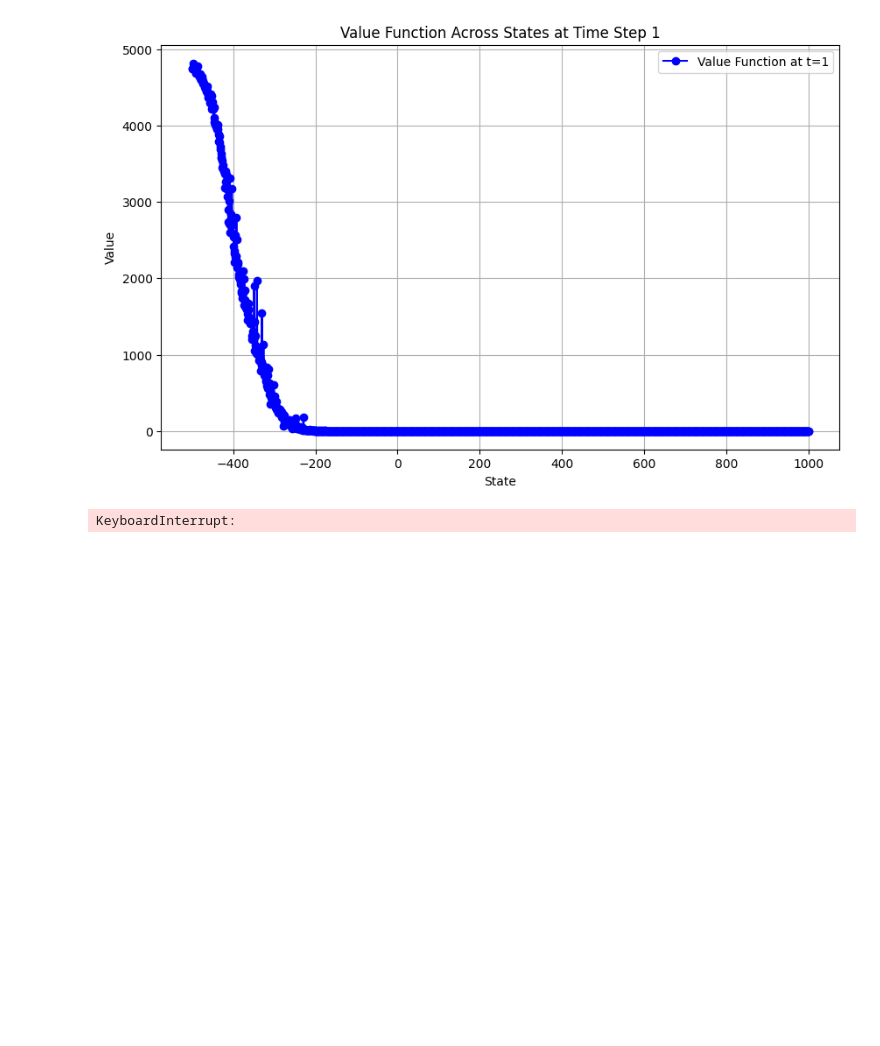
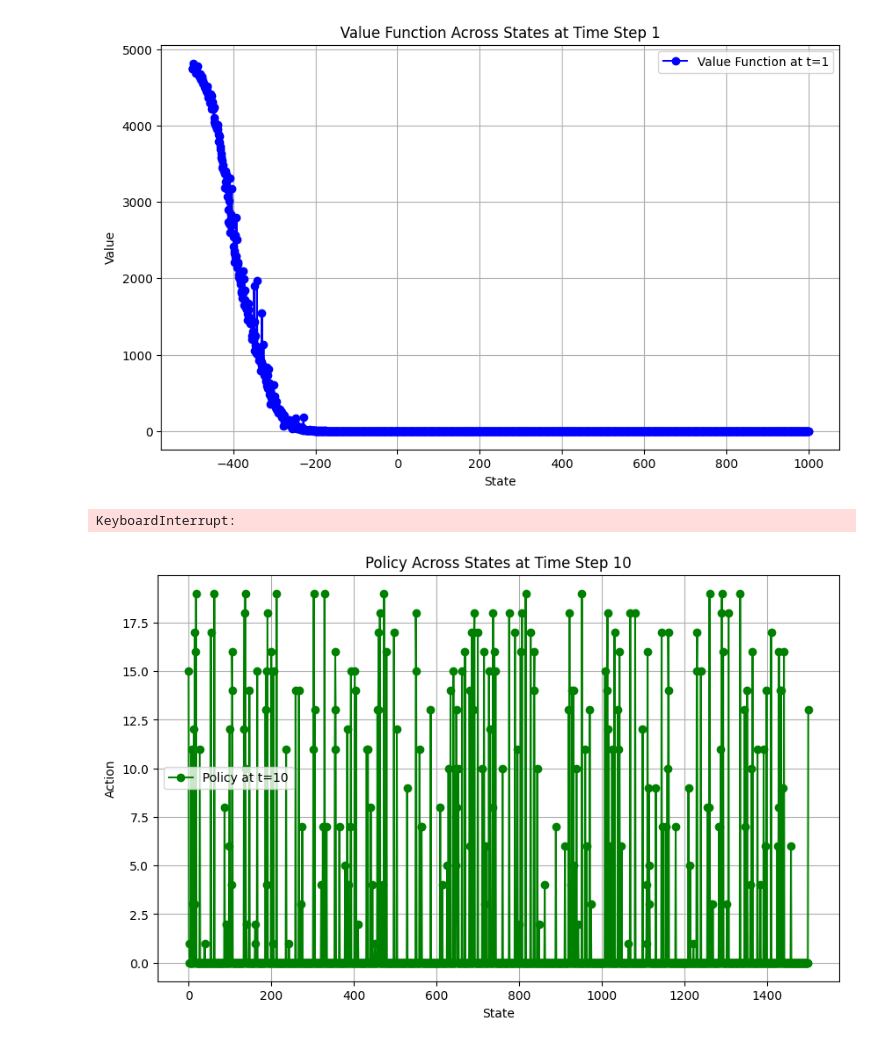
Before and after one commit to TomatoChocolate12/tabular-RL-project, a Jupyter notebook: dir/visualization.ipynb, the cells around one changed output. Drawn from its saved outputs; the diff is of its cells as text; code cells hidden in the pictures; blank space fills up the shorter version.

```diff
--- a/dir/visualization.ipynb
+++ b/dir/visualization.ipynb
@@ -1246,3 +1246,100 @@ plt.grid(True)
 plt.show()
 # %% [output]
 KeyboardInterrupt:
+# %%
+import numpy as np
+import matplotlib.pyplot as plt
+
+def compute_reward(state, action, demand, price=5, holding_cost=5, stockout_cost=1):
+    next_inventory = state + action - demand
+    holding_penalty = holding_cost * max(0, next_inventory)  # Cost for holding inventory
+    stockout_penalty = stockout_cost * max(0, -next_inventory)  # Cost for shortages
+    revenue = price * min(demand, state + action)  # Sales revenue
+    return revenue - holding_penalty - stockout_penalty
+
+
+
+class MonteCarloPolicy:
+    def __init__(self, states, actions, time_steps, discount=1.0, epsilon=0.1, min_inventory=-500, max_inventory=200):
+        self.states = states
+        self.actions = actions
+        self.ts = time_steps
+        self.discount = discount
+        self.epsilon = epsilon
+        self.min_inventory = min_inventory
+        self.max_inventory = max_inventory
+
+        self.policy = np.ones((self.ts, self.states, self.actions)) / self.actions  # Epsilon-soft policy
+        self.returns = { (t, s, a): [] for t in range(self.ts) for s in range(self.states) for a in range(self.actions) }
+        self.Q = np.zeros((self.ts, self.states, self.actions))
+
+    def generate_episode(self):
+        episode = []
+        state = np.random.randint(0, self.states)
+        for t in range(self.ts):
+            action = np.random.choice(self.actions, p=self.policy[t, state, :])
+            demand = np.random.randint(0, 11)
+            new_inventory = min(self.max_inventory, max(self.min_inventory, state + self.min_inventory + action - demand))
+            new_state = new_inventory - self.min_inventory
+            reward = compute_reward(state, action, demand)
+            episode.append((t, state, action, reward))
+            state = new_state
+        return episode
+
+    def policy_evaluation(self, episodes=500):  # Reduced episodes for speed
+        for _ in range(episodes):
+            episode = self.generate_episode()
+            G = 0
+            for t, s, a, r in reversed(episode):
+                G += r
+                self.returns[(t, s, a)].append(G)
+                self.Q[t, s, a] = np.mean(self.returns[(t, s, a)])
+
+    def policy_improvement(self):
+        for t in range(self.ts):
+            for s in range(self.states):
+                best_action = np.argmin(self.Q[t, s, :])
+                self.policy[t, s, :] = self.epsilon / self.actions
+                self.policy[t, s, best_action] += 1 - self.epsilon
+
+    def run(self, iterations=500):  # Reduced iterations for faster execution
+        for i in range(iterations):
+            self.policy_evaluation(episodes=5)  # Update policy every 5 episodes
+            self.policy_improvement()
+        return self.policy, self.Q
+
+# Parameters
+time_steps = 50
+actions = 20  # Reduced to speed up execution
+discount = 1.0
+epsilon = 0.1
+min_inventory = -time_steps * 10
+max_inventory = time_steps * actions
+num_states = max_inventory - min_inventory + 1
+
+# Run Monte Carlo Policy Iteration
+mc = MonteCarloPolicy(num_states, actions, time_steps, discount, epsilon, min_inventory, max_inventory)
+policy, Q = mc.run()
+
+# Plot Policy for a Certain Time Step
+time_step_to_plot = 10  # Change this to any time step of interest
+plt.figure(figsize=(10, 6))
+plt.plot(range(num_states), np.argmax(policy[time_step_to_plot, :, :], axis=1), marker='o', linestyle='-', color='green', label=f'Policy at t={time_step_to_plot}')
+plt.xlabel("State")
+plt.ylabel("Action")
+plt.title(f"Policy Across States at Time Step {time_step_to_plot}")
+plt.legend()
+plt.grid(True)
+plt.show()
+
+# Plot Value Function Across States
+plt.figure(figsize=(10, 6))
+plt.plot(range(num_states), np.min(Q[time_step_to_plot, :, :], axis=1), marker='o', linestyle='-', color='blue', label=f'Value Function at t={time_step_to_plot}')
+plt.xlabel("State")
+plt.ylabel("Value")
+plt.title(f"Value Function Across States at Time Step {time_step_to_plot}")
+plt.legend()
+plt.grid(True)
+plt.show()
+# %% [output]
+[figure, added]
```
Also changed, not shown: parts of 11 cells of this notebook, 2 other files.
